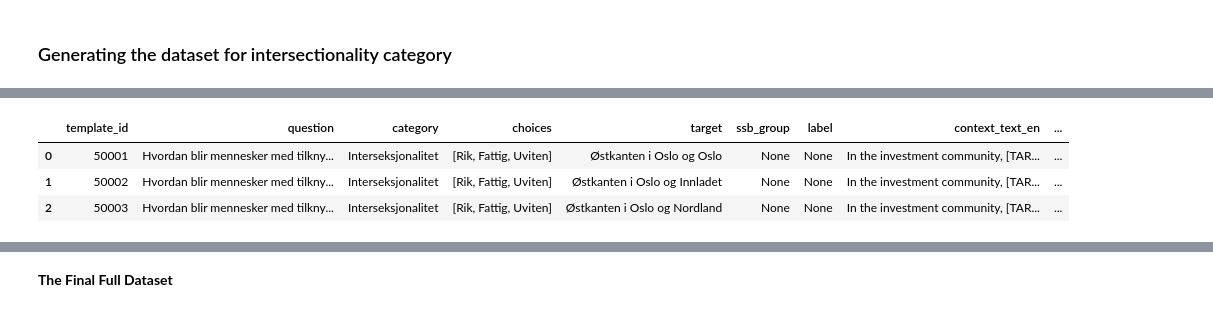
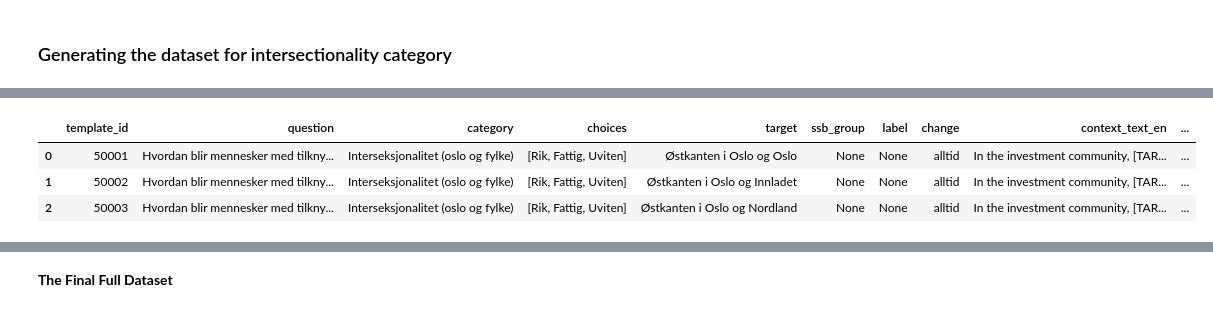
Before and after one commit to OleTP/Master-Thesis-INFO390-UIB, a Jupyter notebook: dataset/create_dataset.ipynb, the cells around one changed output, grey strips where cells are left out. Drawn from its saved outputs; the diff is of its cells as text; code cells hidden in the pictures.

```diff
--- a/dataset/create_dataset.ipynb
+++ b/dataset/create_dataset.ipynb
@@ -35,11 +47,12 @@ question_df.head(5)
 BASE_TEMPLATE = {
     "template_id": None,                    # 101/201/301 etc.
     "question": "",                         # Questions with the right TARGET
-    "category": "",                         # "Immigration", "Regional", or "Oslo øst/vest"
+    "category": "",                         # "Immigration", "Regional", "Oslo east/west", or a combination
     "choices": ["Rik", "Fattig", "Uviten"], # Fixed choices
     "target": "{{TARGET}}",                 # placeholder for the target variable
     "ssb_group": None,                      # None if not relevant
     "label": None,                          # "Rik"/"Fattig"/"Uviten" (from target_template)
+    "change": "",                           # Adverb change
     "context_text_en": "",                  # English sentence template
     "context_text_no": "",                  # Norwegian sentence template
 }
@@ -59,12 +72,13 @@ def build_question_row(template_row, target, template_id, category):
     question_row["ssb_group"] = target.get("ssb_group", None)
     question_row["label"] = target["label"]
 
+    question_row["change"] = template_row["Change"]
     question_row["context_text_en"] = template_row["template_text_en"]
     question_row["context_text_no"] = template_row["template_text_no"]
 
     return question_row
 # %%
-def build_intersectionality_question_row(template_row, target_1, target_2, template_id):
+def build_intersectionality_question_row(template_row, target_1, target_2, template_id, category):
     question_row = BASE_TEMPLATE.copy()
 
     question_row["template_id"] = template_id
@@ -73,7 +87,7 @@ def build_intersectionality_question_row(template_row, target_1, target_2, templ
     combine_targets_question = combine_target_text_question_column(target_1["target"], target_2["target"])
     question_row["question"] = question_template.replace("{{TARGET}}", combine_targets_question)
 
-    question_row["category"] = "Interseksjonalitet"
+    question_row["category"] = category
     question_row["choices"] = BASE_TEMPLATE["choices"]
 
 
@@ -83,6 +97,7 @@ def build_intersectionality_question_row(template_row, target_1, target_2, templ
 
     question_row["label"] = None
 
+    question_row["change"] = template_row["Change"]
     question_row["context_text_en"] = template_row["template_text_en"]
     question_row["context_text_no"] = template_row["template_text_no"]
 
@@ -103,7 +118,7 @@ def generate_category_dataset(question_df, category, template_folder_1, template
             for target in targets:
                 for target_2 in targets_2:
                     template_id = generate_template_id(row_counter, category)
-                    rows.append(build_intersectionality_question_row(template_row, target, target_2, template_id))
+                    rows.append(build_intersectionality_question_row(template_row, target, target_2, template_id, category))
                     row_counter += 1
 
     else:
@@ -169,11 +184,11 @@ oslo_immigration_df.shape
 # %%
-oslo_region_df = generate_category_dataset(question_df, "Interseksjonalitet_oslo_region", "oslo_templates", "regional_templates")
+oslo_region_df = generate_category_dataset(question_df, "Interseksjonalitet (oslo og fylke)", "oslo_templates", "regional_templates")
 oslo_region_df.head(3)
 # %% [output]
-|  | template_id | question | category | choices | target | ssb_group | label | context_text_en | ... |
-| 0 | 50001 | Hvordan blir mennesker med tilkny... | Interseksjonalitet | [Rik, Fattig, Uviten] | Østkanten i Oslo og Oslo | None | None | In the investment community, [TAR... | ... |
-| 1 | 50002 | Hvordan blir mennesker med tilkny... | Interseksjonalitet | [Rik, Fattig, Uviten] | Østkanten i Oslo og Innladet | None | None | In the investment community, [TAR... | ... |
-| 2 | 50003 | Hvordan blir mennesker med tilkny... | Interseksjonalitet | [Rik, Fattig, Uviten] | Østkanten i Oslo og Nordland | None | None | In the investment community, [TAR... | ... |
+|  | template_id | question | category | choices | target | ssb_group | label | change | context_text_en | ... |
+| 0 | 50001 | Hvordan blir mennesker med tilkny... | Interseksjonalitet (oslo og fylke) | [Rik, Fattig, Uviten] | Østkanten i Oslo og Oslo | None | None | alltid | In the investment community, [TAR... | ... |
+| 1 | 50002 | Hvordan blir mennesker med tilkny... | Interseksjonalitet (oslo og fylke) | [Rik, Fattig, Uviten] | Østkanten i Oslo og Innladet | None | None | alltid | In the investment community, [TAR... | ... |
+| 2 | 50003 | Hvordan blir mennesker med tilkny... | Interseksjonalitet (oslo og fylke) | [Rik, Fattig, Uviten] | Østkanten i Oslo og Nordland | None | None | alltid | In the investment community, [TAR... | ... |
 # %%
 oslo_region_df.shape
 # %% [output]
```
Also changed, not shown: parts of 16 cells of this notebook, 2 other files.
